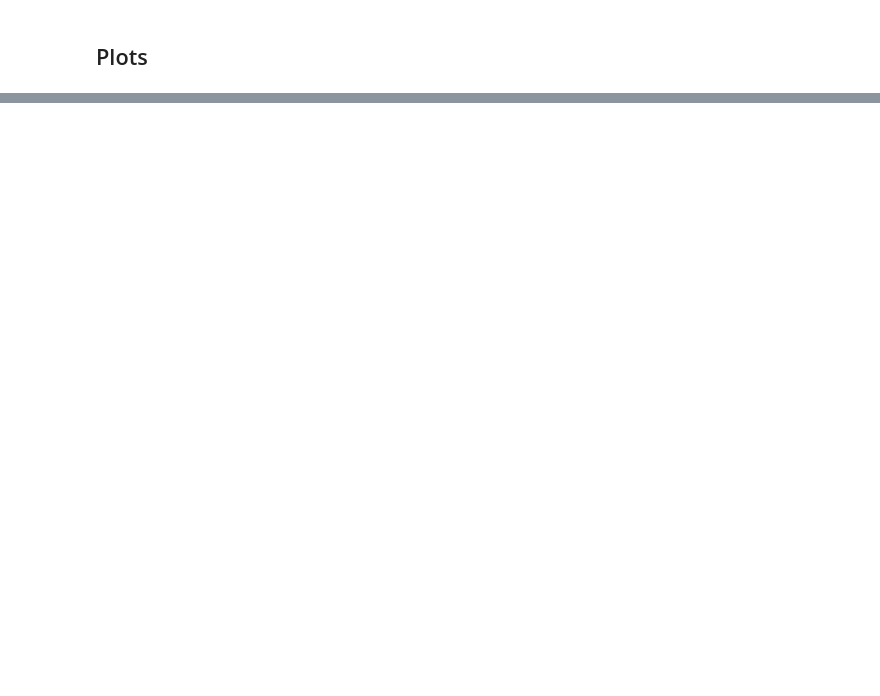
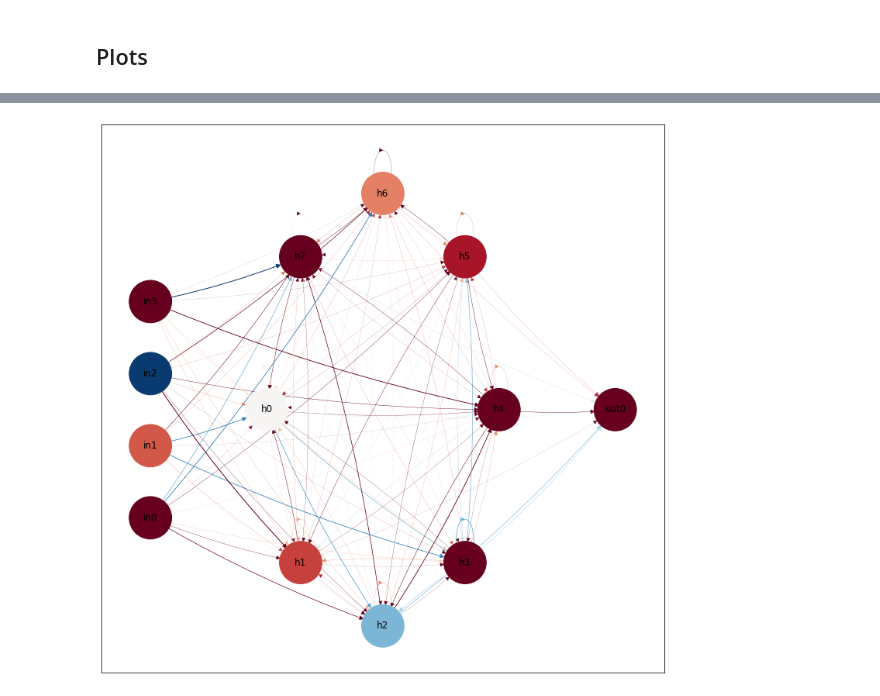
Before and after one commit to RenardDesNeiges/CTNN_Policies_DERL, a Jupyter notebook: eval_and_plot.ipynb, the cells around one changed output, grey strips where cells are left out. Saved outputs shown, nothing was run; the diff lists cells and outputs as text; code cells hidden in the pictures; blank space fills up the shorter version.

```diff
--- a/eval_and_plot.ipynb
+++ b/eval_and_plot.ipynb
@@ -106,0 +128,63 @@ fig.tight_layout()
+# %%
+import networkx as nx
+
+_ccode = plt.get_cmap('RdBu')
+
+TIME = 101
+
+obs = trajectory['observations']
+act = trajectory['actions']
+policy_states = trajectory['states'][:,0,0,:]
+
+def network_to_nx(inputs,hidden,outputs):
+    G = nx.DiGraph(directed=True)
+
+    in_weights = policy_object.model.policy.weights[0].numpy()
+    ltc_weights = policy_object.model.policy.weights[2].numpy()
+    out_weights = policy_object.model.policy.weights[4].numpy()
+
+    for i in range(hidden):
+        n = 'h{}'.format(i)
+        G.add_node(n, weight=policy_states[TIME,i])
+    for i in range(hidden):
+        for j in range(hidden):
+            G.add_edge('h{}'.format(i),'h{}'.format(j), weight = ltc_weights[i,j])
+
+    pos = nx.shell_layout(G)
+
+    for i in range(inputs):
+        n = 'in{}'.format(i)
+        G.add_node(n, weight=obs[TIME,i])
+        pos[n] = np.array([-2,  i/((inputs+2)/2) - 0.5 ])
+    for i in range(outputs):
+        n = 'out{}'.format(i)
+        G.add_node(n, weight=act[TIME,i])
+        pos[n] = np.array([2,  i/(outputs/2) ])
+
+    for i in range(inputs):
+        for j in range(hidden):
+            G.add_edge('in{}'.format(i),'h{}'.format(j), weight = in_weights[i,j])
+
+    for i in range(hidden):
+        for j in range(outputs):
+            G.add_edge('h{}'.format(i),'out{}'.format(j), weight = out_weights[i,j])
+
+    return G, pos
+
+G, pos = network_to_nx(4,8,1)
+weights = nx.get_edge_attributes(G,'weight').values()
+edge_colors = [_ccode(e) for e in nx.get_edge_attributes(G,'weight').values()]
+node_colors = [_ccode(e) for e in nx.get_node_attributes(G,'weight').values()]
+
+options = {
+    'node_color': list(node_colors),
+    'node_size': 3000,
+    'width': list(weights),
+    'edge_color': edge_colors,
+    'arrowstyle': '-|>',
+    'arrowsize': 12,
+}
+
+nx.draw_networkx(G,pos, arrows=True, **options,connectionstyle='arc3, rad = 0.05')
+# %% [output]
+[figure, added]
```
Also changed, not shown: parts of 9 cells of this notebook, 5 other files.
